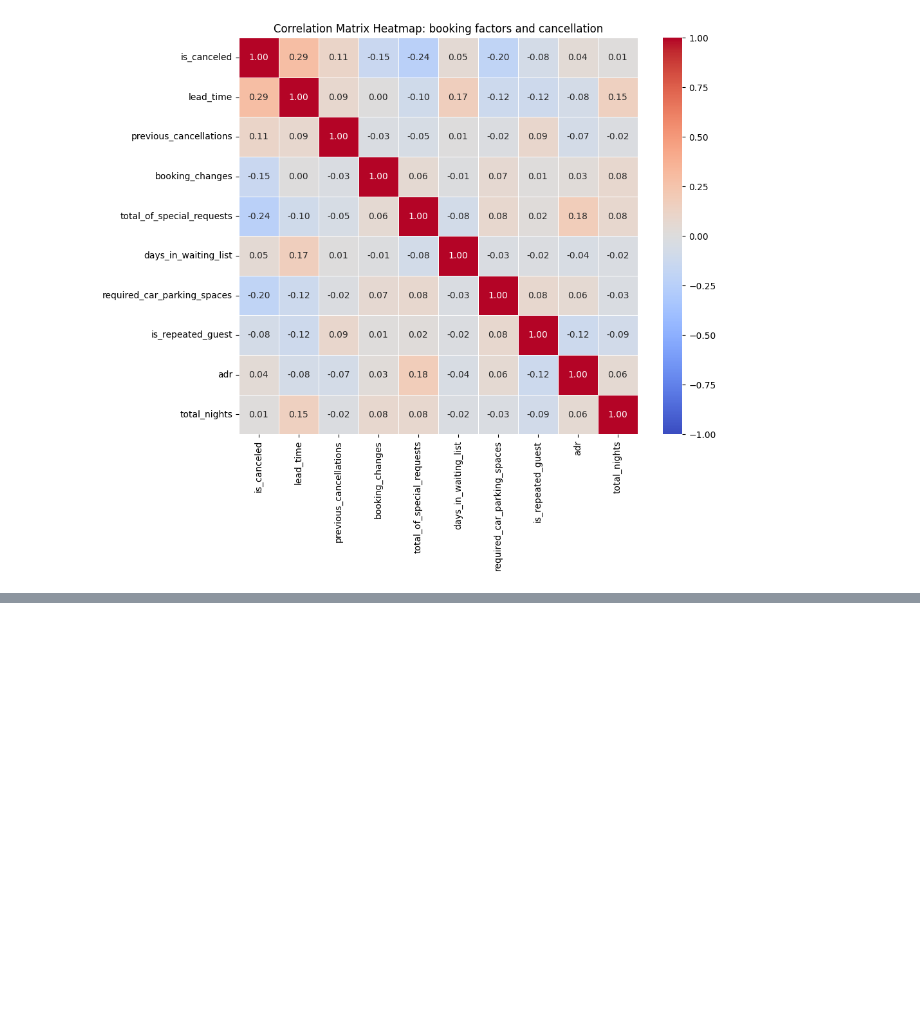
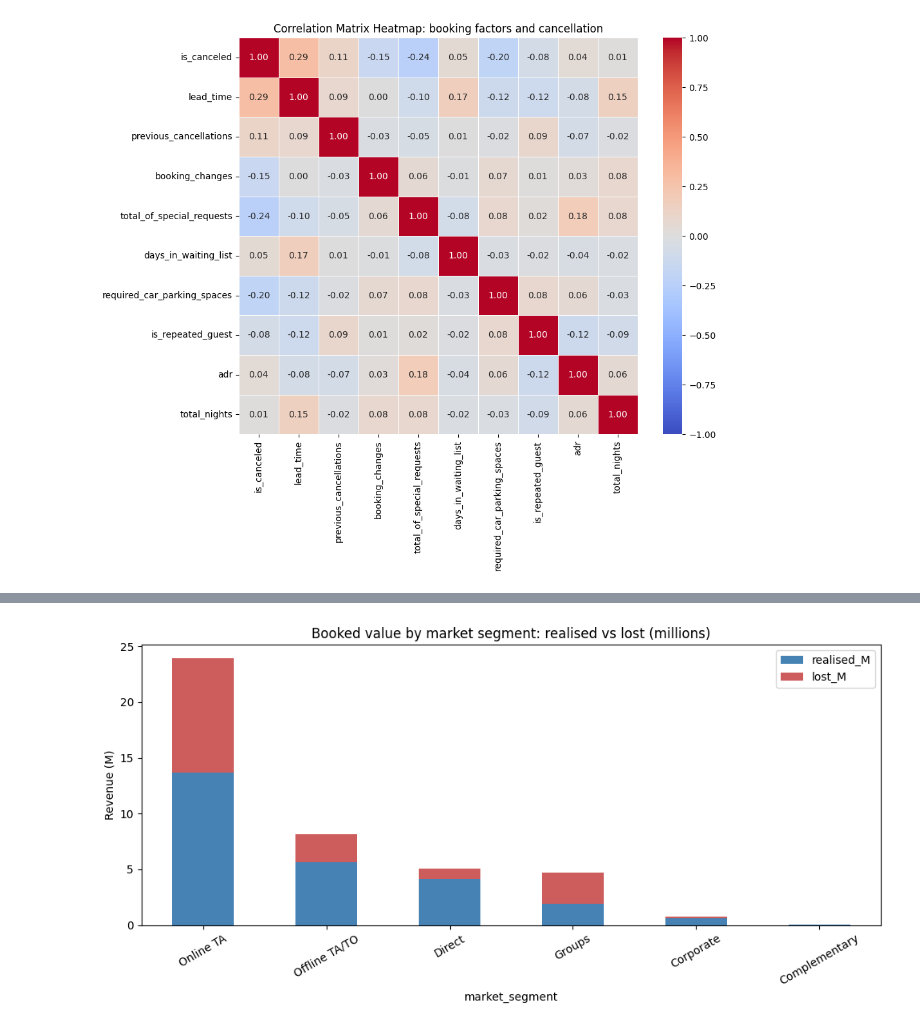
Before and after one commit to atticusptp-cloud/CAPSTONE, a Jupyter notebook: capstone_analysis.ipynb, the cells around one changed output, grey strips where cells are left out. Saved outputs shown, nothing was run; the diff lists cells and outputs as text; code cells hidden in the pictures; blank space fills up the shorter version.

```diff
--- a/capstone_analysis.ipynb
+++ b/capstone_analysis.ipynb
@@ -511,0 +610,13 @@ Text(0.5, 1.0, 'Correlation Matrix Heatmap: booking factors and cancellation')
+# %%
+# Realised vs lost revenue by segment (stacked bar chart with pandas)
+main_segments["realised_M"] = main_segments["realised_revenue"] / 1000000
+main_segments["lost_M"] = main_segments["lost_revenue"] / 1000000
+main_segments.plot(kind="bar", x="market_segment", y=["realised_M", "lost_M"], stacked=True,
+                   color=["steelblue", "indianred"], figsize=(10, 5))
+plt.title("Booked value by market segment: realised vs lost (millions)")
+plt.ylabel("Revenue (M)")
+plt.xticks(rotation=30)
+plt.tight_layout()
+plt.show()
+# %% [output]
+[figure, added]
```
Also changed, not shown: parts of 10 cells of this notebook.
